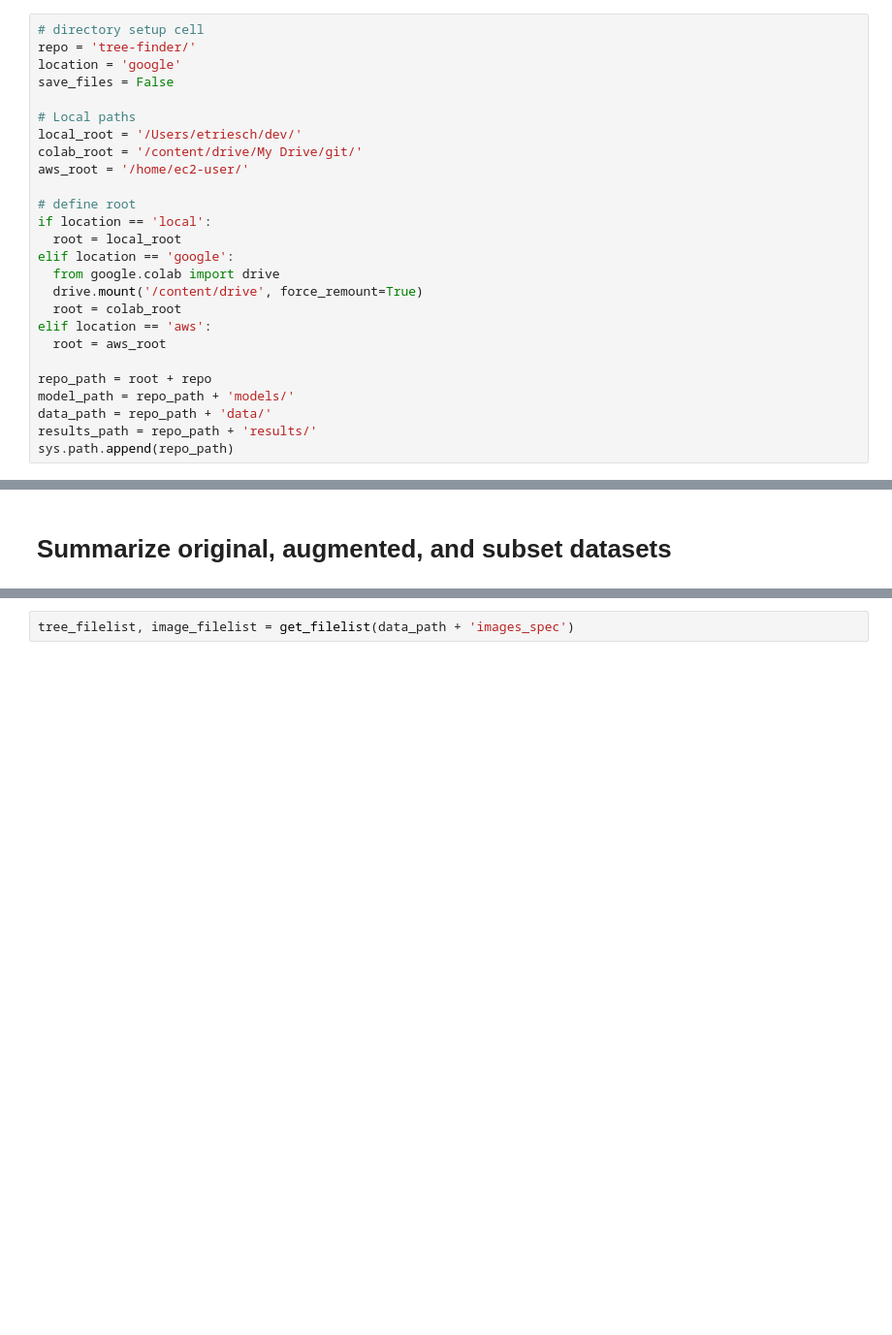
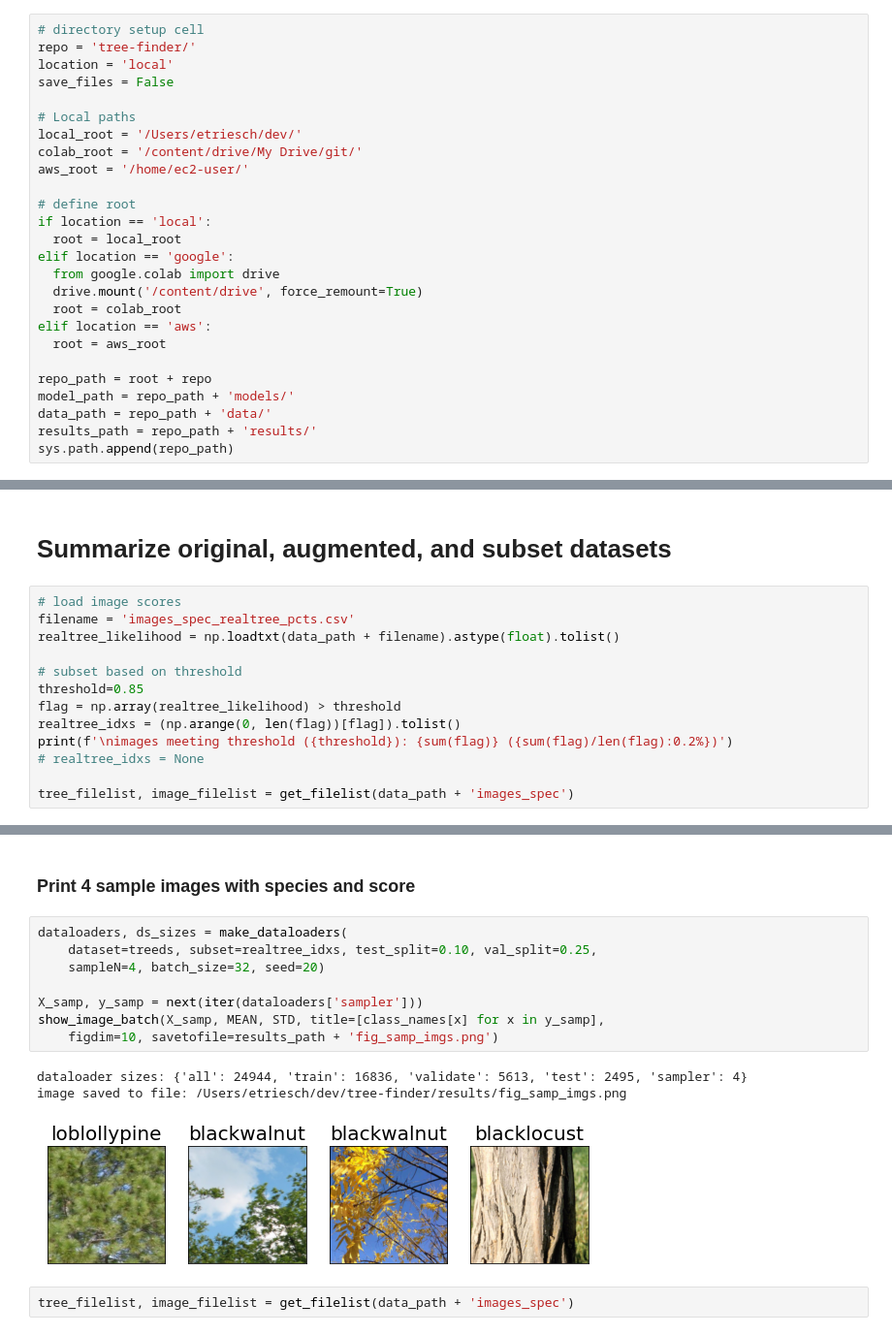
Before and after one commit to etrieschman/tree-finder, a Jupyter notebook: notebooks/preprocess_images.ipynb, the cells around one changed output, grey strips where cells are left out. Shown at 97% size. Saved outputs shown, nothing was run; the diff lists cells and outputs as text; blank space fills up the shorter version.

Commit message:
updated figures for writeup

```diff
--- a/notebooks/preprocess_images.ipynb
+++ b/notebooks/preprocess_images.ipynb
@@ -39,7 +39,7 @@ using device: cuda
 # %%
 # directory setup cell
 repo = 'tree-finder/'
-location = 'google'
+location = 'local'
 save_files = False
 
 # Local paths
@@ -168,2 +149,15 @@ show_image_batch(X, MEAN, STD, title=np.array(realtree_likelihood)[bad_idx])
 # %% [markdown]
 # Summarize original, augmented, and subset datasets
+# %%
+# load image scores
+filename = 'images_spec_realtree_pcts.csv'
+realtree_likelihood = np.loadtxt(data_path + filename).astype(float).tolist()
+
+# subset based on threshold
+threshold=0.85
+flag = np.array(realtree_likelihood) > threshold
+realtree_idxs = (np.arange(0, len(flag))[flag]).tolist()
+print(f'\nimages meeting threshold ({threshold}): {sum(flag)} ({sum(flag)/len(flag):0.2%})')
+# realtree_idxs = None
+
+tree_filelist, image_filelist = get_filelist(data_path + 'images_spec')
@@ -170,3 +179,17 @@ show_image_batch(X, MEAN, STD, title=np.array(realtree_likelihood)[bad_idx])
+# %% [markdown]
+### Print 4 sample images with species and score
+# %%
+dataloaders, ds_sizes = make_dataloaders(
+    dataset=treeds, subset=realtree_idxs, test_split=0.10, val_split=0.25,
+    sampleN=4, batch_size=32, seed=20)
+
+X_samp, y_samp = next(iter(dataloaders['sampler']))
+show_image_batch(X_samp, MEAN, STD, title=[class_names[x] for x in y_samp],
+    figdim=10, savetofile=results_path + 'fig_samp_imgs.png')
+# %% [output]
+dataloader sizes: {'all': 24944, 'train': 16836, 'validate': 5613, 'test': 2495, 'sampler': 4}
+image saved to file: /Users/etriesch/dev/tree-finder/results/fig_samp_imgs.png
+[figure, added]
 # %%
 tree_filelist, image_filelist = get_filelist(data_path + 'images_spec')
 # %%
```
Also changed, not shown: parts of 15 cells of this notebook, 11 other files.
